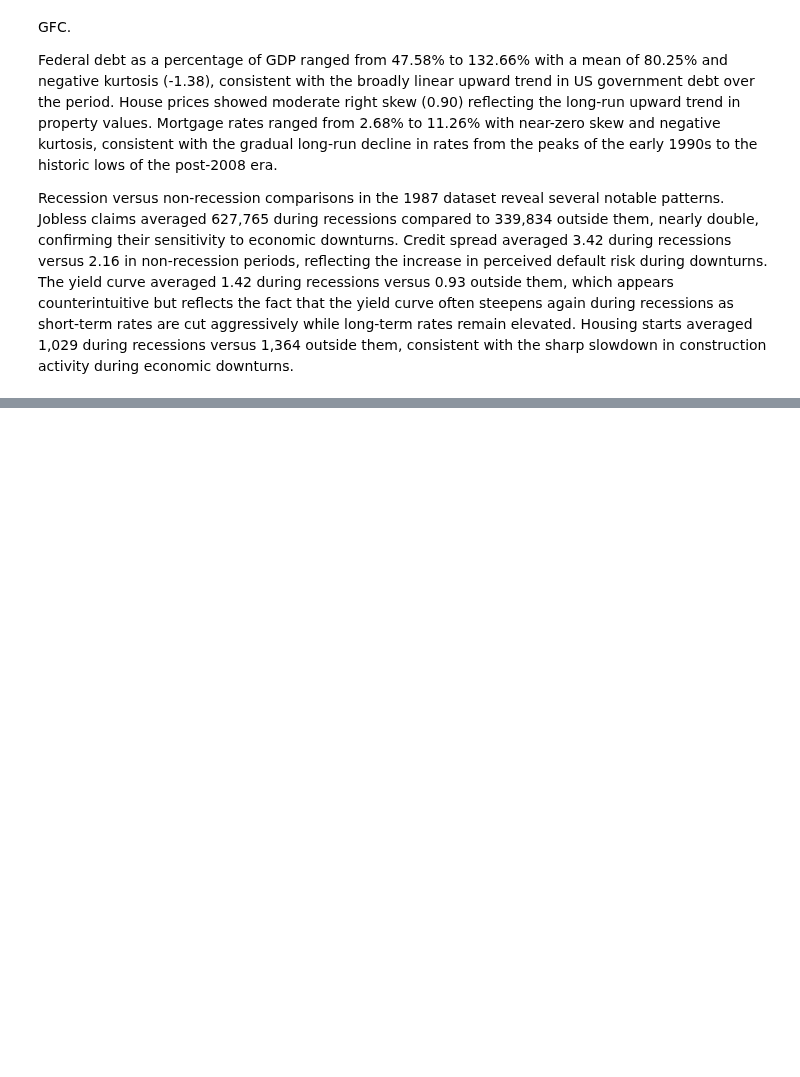
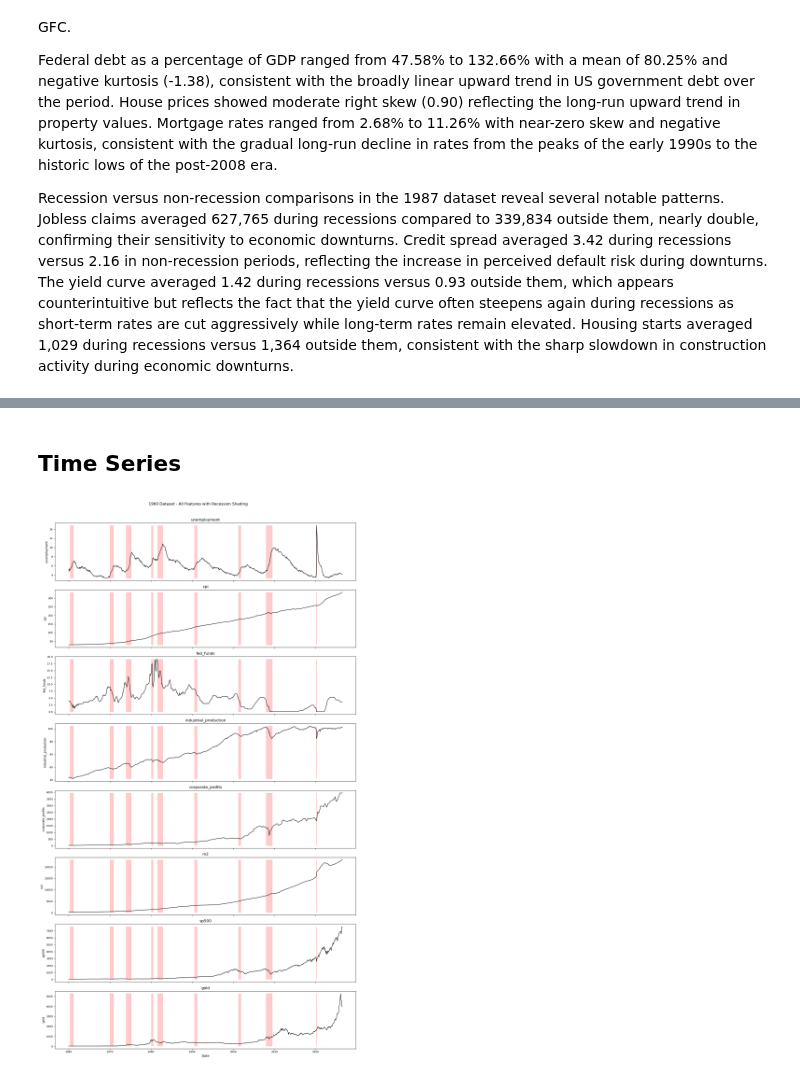
Before and after one commit to DavidHeffernan94/RecessionPredictor, a Jupyter notebook: RecessionPredictor.ipynb, the cells around one changed output, grey strips where cells are left out. Saved outputs shown, nothing was run; the diff lists cells and outputs as text; code cells hidden in the pictures; blank space fills up the shorter version.

Commit message:
Stationary Testing & Time Series Plots

```diff
--- a/RecessionPredictor.ipynb
+++ b/RecessionPredictor.ipynb
@@ -502,0 +601,24 @@ display(recession_summary_1987)
+# %% [markdown]
+## Time Series
+# %%
+# Time Series Plots - 1960 Dataset
+
+features_1960_plot = [c for c in df_1960.columns if c != "recession"]
+
+fig, axes = plt.subplots(len(features_1960_plot), 1,
+                          figsize=(14, 3 * len(features_1960_plot)), sharex=True)
+
+for ax, feat in zip(axes, features_1960_plot):
+    ax.plot(df_1960.index, df_1960[feat], color="black", linewidth=1.2)
+    ax.fill_between(df_1960.index, df_1960[feat].min(), df_1960[feat].max(),
+                    where=(df_1960["recession"] == 1), color="red", alpha=0.2)
+    ax.set_title(feat)
+    ax.set_ylabel(feat, fontsize=9)
+    ax.tick_params(labelsize=8)
+
+axes[-1].set_xlabel("Date")
+fig.suptitle("1960 Dataset - All Features with Recession Shading", fontsize=12, y=1.01)
+plt.tight_layout()
+plt.show()
+# %% [output]
+[figure, added]
```
Also changed, not shown: parts of 8 cells of this notebook.
